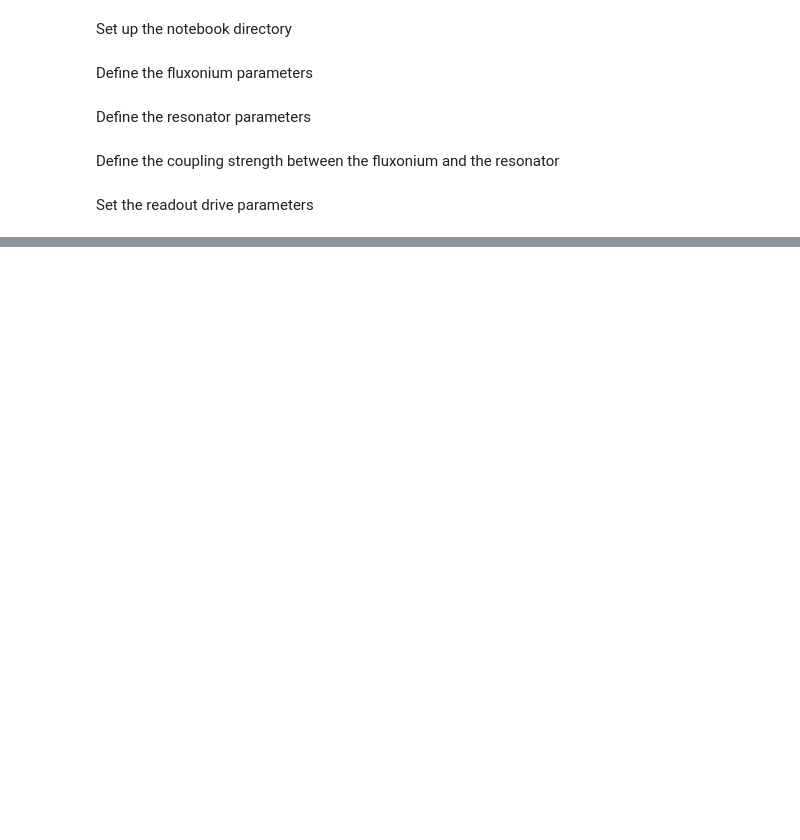
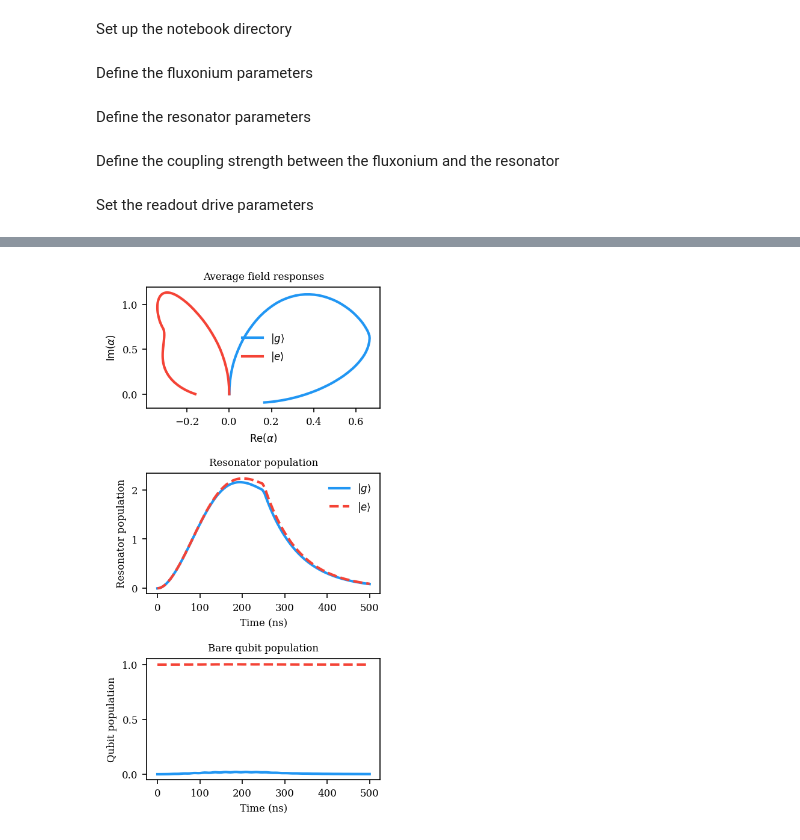
Before and after one commit to TheSQuaD-IQ/blueprint, a Jupyter notebook: tutorial/fluxonium/readout_dynamics.ipynb, the cells around one changed output, grey strips where cells are left out. Cells and saved outputs as stored; diff of their text form; code cells hidden in the pictures; blank space fills up the shorter version.

```diff
--- a/tutorial/fluxonium/readout_dynamics.ipynb
+++ b/tutorial/fluxonium/readout_dynamics.ipynb
@@ -356,0 +455,5 @@ amplitudes.shape
+# %%
+hamiltonian = get_hamiltonian(device)
+# %%
+options = dq.Options(save_states=True, verbose=True)
+solver = dq.solver.Tsit5(rtol=1e-8, atol=1e-8, max_steps=1000000)
@@ -356,0 +479,82 @@ amplitudes.shape
+# %%
+if result.expects is None:
+    raise ValueError("No expectation values found")
+
+expect_values = result.expects
+# %%
+
+average_fields = expect_values[:, :, 0]
+rot_average_fields = average_fields * jnp.exp(1j * drive_frequency * save_times)
+
+res_populations = jnp.real(expect_values[:, :, 1])
+qubit_populations = jnp.real(expect_values[:, :, 2])
+branch_populations = jnp.real(expect_values[:, :, 3])
+
+ind_branch_populations = jnp.real(expect_values[:, :, 4:])
+# %%
+state_labels = ("g", "e")
+
+drive_amp_ind = 2
+
+colors = ("#2196f3", "#f44336")
+linestyles = ("-", "--")
+
+figsize = get_figsize(height_scale=3)
+rc_params = get_rc_params()
+
+with plt.rc_context(rc_params):
+    fig, axs = plt.subplots(nrows=3, figsize=figsize, tight_layout=True, dpi=150)
+    field_ax, res_ax, qubit_ax = axs
+
+    for ind, state_label in enumerate(state_labels):
+        label = f"$\\vert {state_label}\\rangle$"
+        color = colors[ind]
+        linestyle = linestyles[ind]
+
+        state_field = rot_average_fields[drive_amp_ind, ind]
+        field_ax.plot(
+            state_field.real,
+            state_field.imag,
+            label=label,
+            color=color,
+            linewidth=2,
+        )
+
+        res_population = res_populations[drive_amp_ind, ind]
+        res_ax.plot(
+            save_times,
+            res_population,
+            label=label,
+            color=color,
+            linestyle=linestyle,
+            linewidth=2,
+        )
+
+        qubit_population = qubit_populations[drive_amp_ind, ind]
+        qubit_ax.plot(
+            save_times,
+            qubit_population,
+            label=label,
+            color=color,
+            linestyle=linestyle,
+            linewidth=2,
+        )
+
+    field_ax.set_title("Average field responses")
+    field_ax.set_xlabel(r"$\mathrm{Re}(\alpha)$")
+    field_ax.set_ylabel(r"$\mathrm{Im}(\alpha)$")
+    field_ax.legend(frameon=False)
+
+    res_ax.set_xlabel(r"Time (ns)")
+    res_ax.set_ylabel(r"Resonator population")
+    res_ax.set_title(r"Resonator population")
+    res_ax.legend(frameon=False)
+
+    qubit_ax.set_xlabel(r"Time (ns)")
+    qubit_ax.set_ylabel(r"Qubit population")
+    qubit_ax.set_title(r"Bare qubit population")
+    res_ax.legend(frameon=False)
+
+plt.show()
+# %% [output]
+[figure, added]
```
Also changed, not shown: parts of 24 cells of this notebook.
